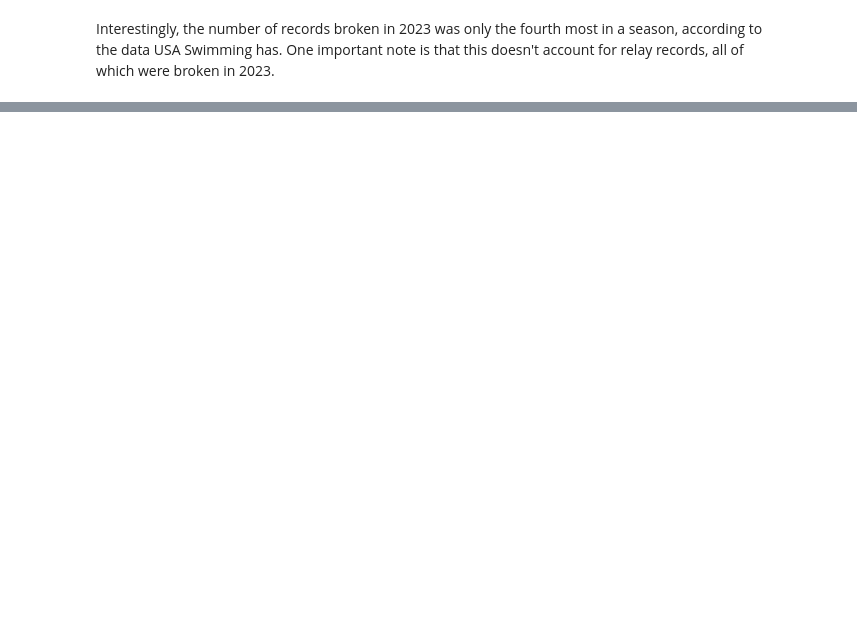
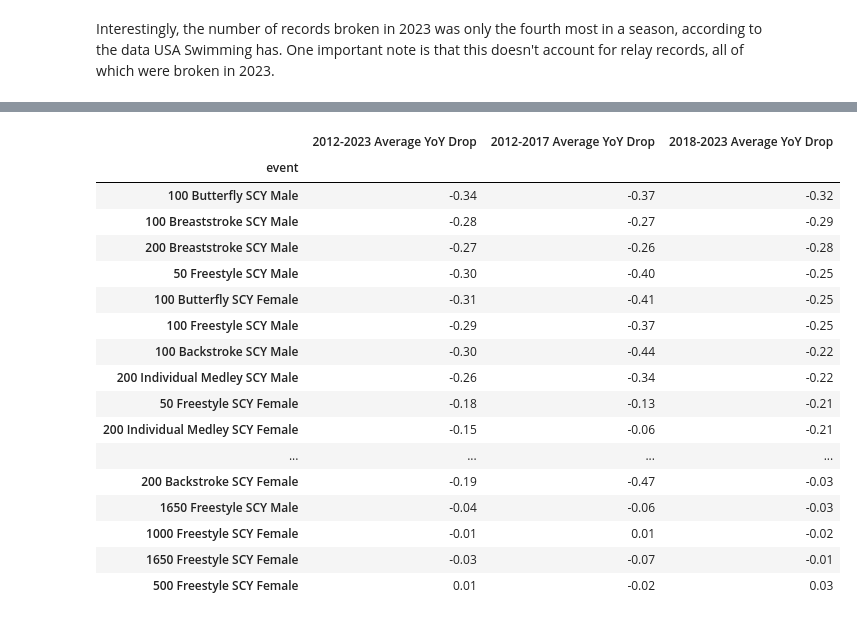
Before and after one commit to KendrickMcD/NCAA_Swimming_Analysis, a Jupyter notebook: NCAA_Swimming Analysis.ipynb, the cells around one changed output, grey strips where cells are left out. Saved outputs shown, nothing was run; the diff lists cells and outputs as text; code cells hidden in the pictures; blank space fills up the shorter version.

```diff
--- a/NCAA_Swimming Analysis.ipynb
+++ b/NCAA_Swimming Analysis.ipynb
@@ -245,0 +364,34 @@ records_broken_by = records_broken_by.groupby(['season', 'distance'])['record_br
+# %%
+# Average event time improvement
+total_average_event_improvement = nc_results_avg.groupby('event')['avg_improvement_%'].mean()
+early_average_event_improvement = nc_results_avg[nc_results_avg['season'] < 2017].groupby('event')['avg_improvement_%'].mean()
+late_average_event_improvement = nc_results_avg[nc_results_avg['season'] >= 2017].groupby('event')['avg_improvement_%'].mean()
+
+average_event_improvement = pd.concat([total_average_event_improvement,
+                                        early_average_event_improvement,
+                                        late_average_event_improvement], axis=1)
+average_event_improvement.columns = ['2012-2023 Average YoY Drop', '2012-2017 Average YoY Drop', '2018-2023 Average YoY Drop']
+average_event_improvement = average_event_improvement.round(2)
+average_event_improvement = average_event_improvement.sort_values('2018-2023 Average YoY Drop')
+
+# Highlight rows where 2018-2023 is greater than 2012-2017
+average_event_improvement
+# %% [output]
+|  | 2012-2023 Average YoY Drop | 2012-2017 Average YoY Drop | 2018-2023 Average YoY Drop |
+| event |  |  |  |
+| 100 Butterfly SCY Male | -0.34 | -0.37 | -0.32 |
+| 100 Breaststroke SCY Male | -0.28 | -0.27 | -0.29 |
+| 200 Breaststroke SCY Male | -0.27 | -0.26 | -0.28 |
+| 50 Freestyle SCY Male | -0.30 | -0.40 | -0.25 |
+| 100 Butterfly SCY Female | -0.31 | -0.41 | -0.25 |
+| 100 Freestyle SCY Male | -0.29 | -0.37 | -0.25 |
+| 100 Backstroke SCY Male | -0.30 | -0.44 | -0.22 |
+| 200 Individual Medley SCY Male | -0.26 | -0.34 | -0.22 |
+| 50 Freestyle SCY Female | -0.18 | -0.13 | -0.21 |
+| 200 Individual Medley SCY Female | -0.15 | -0.06 | -0.21 |
+| ... | ... | ... | ... |
+| 200 Backstroke SCY Female | -0.19 | -0.47 | -0.03 |
+| 1650 Freestyle SCY Male | -0.04 | -0.06 | -0.03 |
+| 1000 Freestyle SCY Female | -0.01 | 0.01 | -0.02 |
+| 1650 Freestyle SCY Female | -0.03 | -0.07 | -0.01 |
+| 500 Freestyle SCY Female | 0.01 | -0.02 | 0.03 |
```
Also changed, not shown: parts of 25 cells of this notebook, 14 other files.
